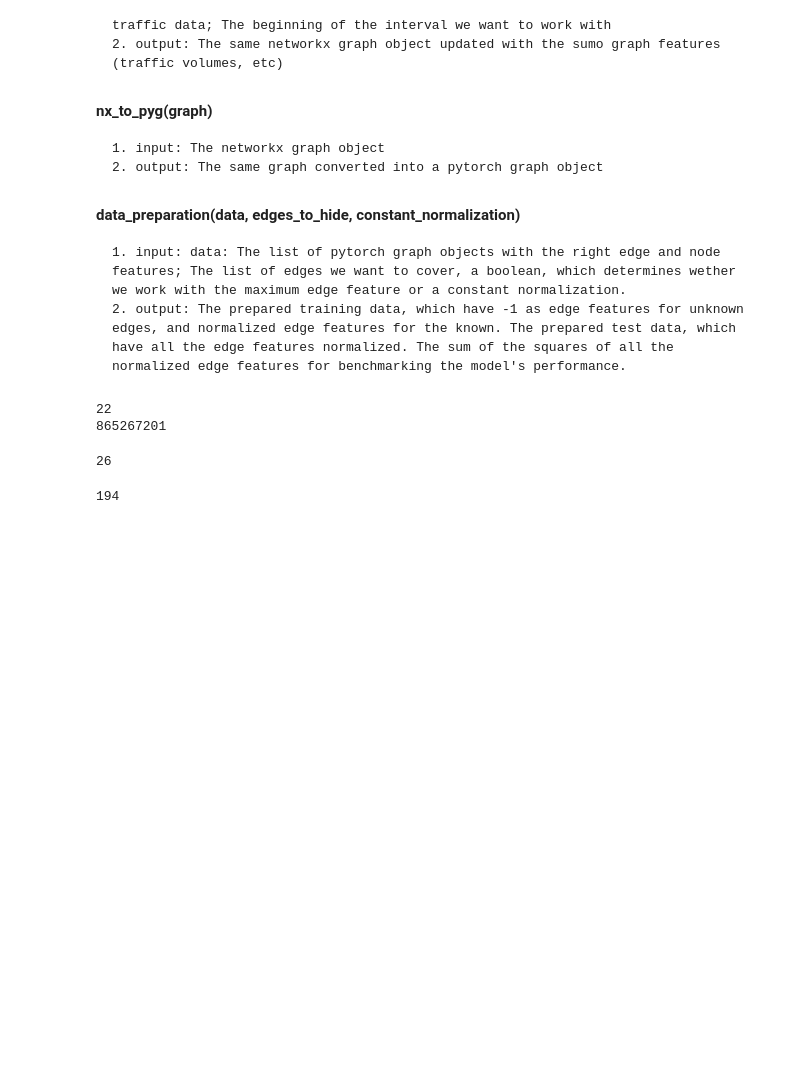
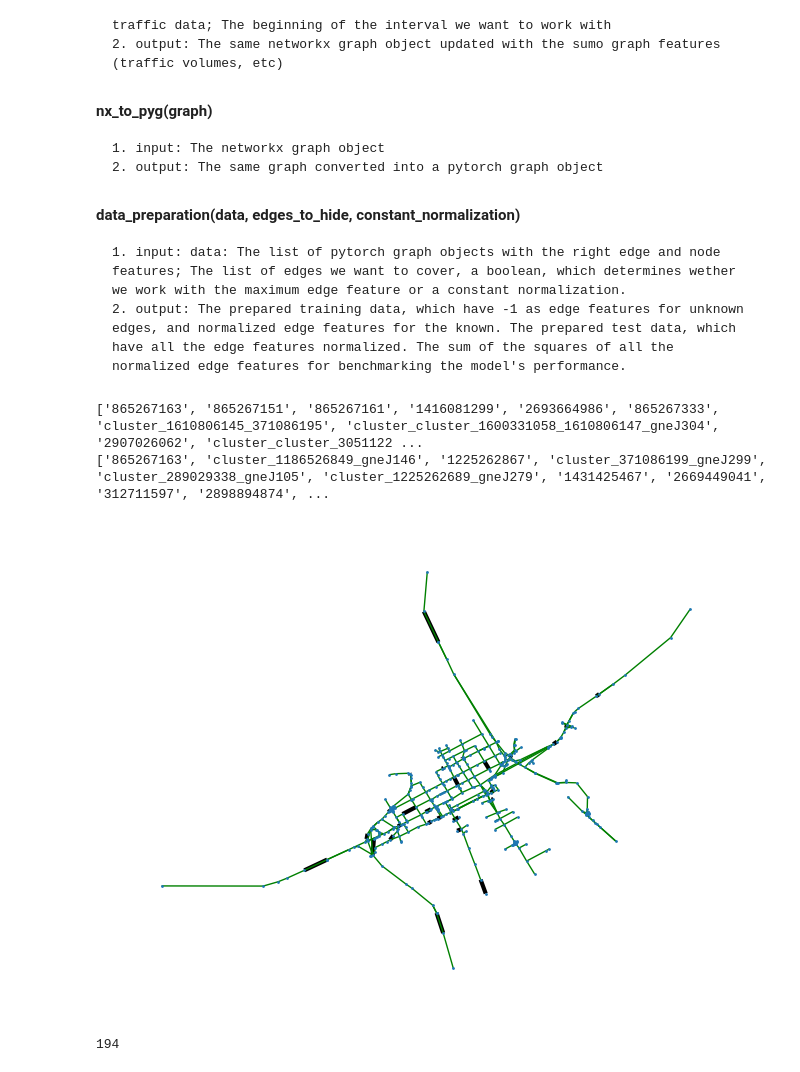
Before and after one commit to Nemesaaa/Projectlab, a Jupyter notebook: Codes/Data_handling.ipynb, the cells around one changed output. Cells and saved outputs as stored; diff of their text form; code cells hidden in the pictures; blank space fills up the shorter version.

```diff
--- a/Codes/Data_handling.ipynb
+++ b/Codes/Data_handling.ipynb
@@ -142,22 +142,38 @@ def plot_graph_data_debug(G):
 
     # Display the plot
     plt.show()
+# %%
+class Edges:
+    def __init__(self, edge_id, weight, pairs_it_connects):
+        self.edge_id = edge_id
+        self.weight = weight
+        self.pairs_it_connects = pairs_it_connects
+
+def get_shortest_path_edges(graph):
+    district_leaders = [(u, v) for u, v, d in graph.edges(data=True) if d['center_leader']]
+    nodes_from = [district_leaders[i][0] for i in range(len(district_leaders))]
+    nodes_to = [district_leaders[i][1] for i in range(len(district_leaders))]
+
+    print(nodes_from, nodes_to)
 # %%
 G1 = read_sumo_net2('../Data/s_gyor.net.xml') # type: ignore
 edge = ('1182626900', '2917038141')
 u, v = edge
 set_of_edges = set(G1.edges)
 #get_k_neighbour_edges_of_edge(G1, edge, 1)
 results = []
-print(create_districts(G1, 0, 4, 0.3))
+G1 = read_sumo_net2('../Data/s_gyor.net.xml')
+create_districts(G1, 0, 3, 0.3)
 edges_in_district = [(u, v) for u, v, d in G1.edges(data=True) if d['center_leader']]
-print(edges_in_district[0][0])
-len(nx.dijkstra_path(G1, edges_in_district[0][0], edges_in_district[15][1], weight='average_traveling_time'))
-#plot_graph_data_debug(G1)
+print((nx.dijkstra_path(G1, edges_in_district[0][0], edges_in_district[15][1], weight='average_traveling_time')))
+get_shortest_path_edges(G1)
+#print(edges_in_district)
+#print(edges_in_district[0][0])
+plot_graph_data_debug(G1)
 # %% [output]
-22
-865267201
+['865267163', '865267151', '865267161', '1416081299', '2693664986', '865267333', 'cluster_1610806145_371086195', 'cluster_cluster_1600331058_1610806147_gneJ304', '2907026062', 'cluster_cluster_3051122 ...
+['865267163', 'cluster_1186526849_gneJ146', '1225262867', 'cluster_371086199_gneJ299', 'cluster_289029338_gneJ105', 'cluster_1225262689_gneJ279', '1431425467', '2669449041', '312711597', '2898894874', ...
-26
+[figure, added]
 # %%
 # %% [output]
 194
```
Also changed, not shown: 1 other file.
